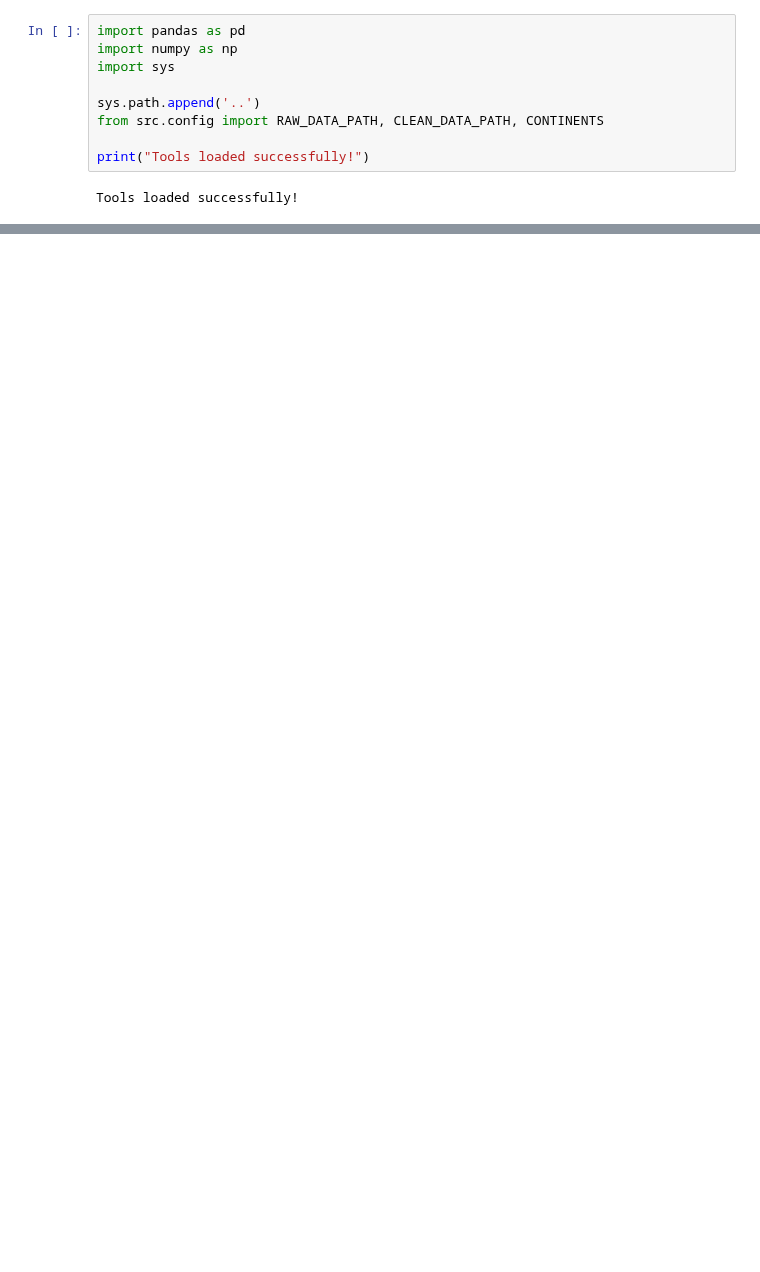
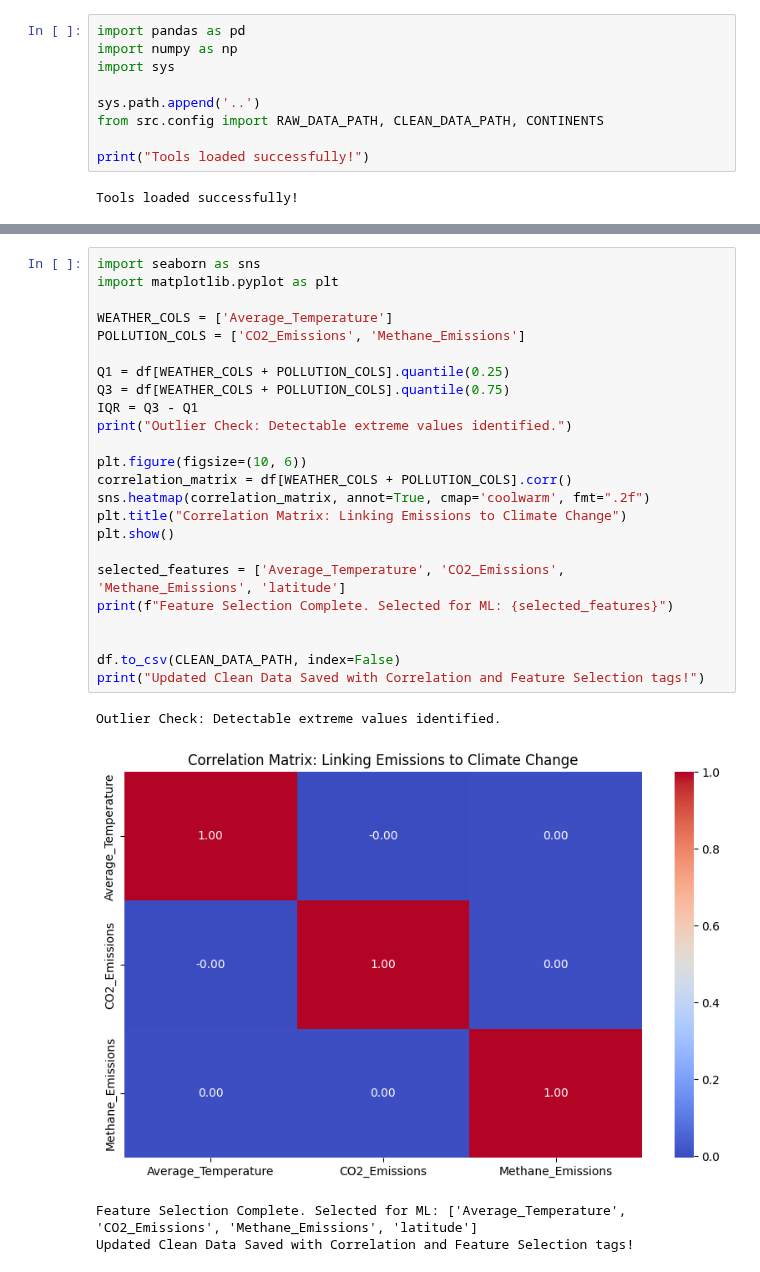
Before and after one commit to TheJudge26/global-warming-sim-data-analysis-, a Jupyter notebook: notebooks/data prep.ipynb, the cells around one changed output, grey strips where cells are left out. Cells and saved outputs as stored; diff of their text form; blank space fills up the shorter version.

Commit message:
Finalized Data Prep: Added Correlation Matrix and Feature Selection

```diff
--- a/notebooks/data prep.ipynb
+++ b/notebooks/data prep.ipynb
@@ -83,0 +84,29 @@ Success! Clean data saved to: c:\Users\dodo7\OneDrive\Desktop\Intro DA       (co
+# %%
+import seaborn as sns
+import matplotlib.pyplot as plt
+
+WEATHER_COLS = ['Average_Temperature']
+POLLUTION_COLS = ['CO2_Emissions', 'Methane_Emissions']
+
+Q1 = df[WEATHER_COLS + POLLUTION_COLS].quantile(0.25)
+Q3 = df[WEATHER_COLS + POLLUTION_COLS].quantile(0.75)
+IQR = Q3 - Q1
+print("Outlier Check: Detectable extreme values identified.")
+
+plt.figure(figsize=(10, 6))
+correlation_matrix = df[WEATHER_COLS + POLLUTION_COLS].corr()
+sns.heatmap(correlation_matrix, annot=True, cmap='coolwarm', fmt=".2f")
+plt.title("Correlation Matrix: Linking Emissions to Climate Change")
+plt.show()
+
+selected_features = ['Average_Temperature', 'CO2_Emissions', 'Methane_Emissions', 'latitude']
+print(f"Feature Selection Complete. Selected for ML: {selected_features}")
+
+
+df.to_csv(CLEAN_DATA_PATH, index=False)
+print("Updated Clean Data Saved with Correlation and Feature Selection tags!")
+# %% [output]
+Outlier Check: Detectable extreme values identified.
+[figure, added]
+Feature Selection Complete. Selected for ML: ['Average_Temperature', 'CO2_Emissions', 'Methane_Emissions', 'latitude']
+Updated Clean Data Saved with Correlation and Feature Selection tags!
```
Also changed, not shown: parts of 2 cells of this notebook, 1 other file.
